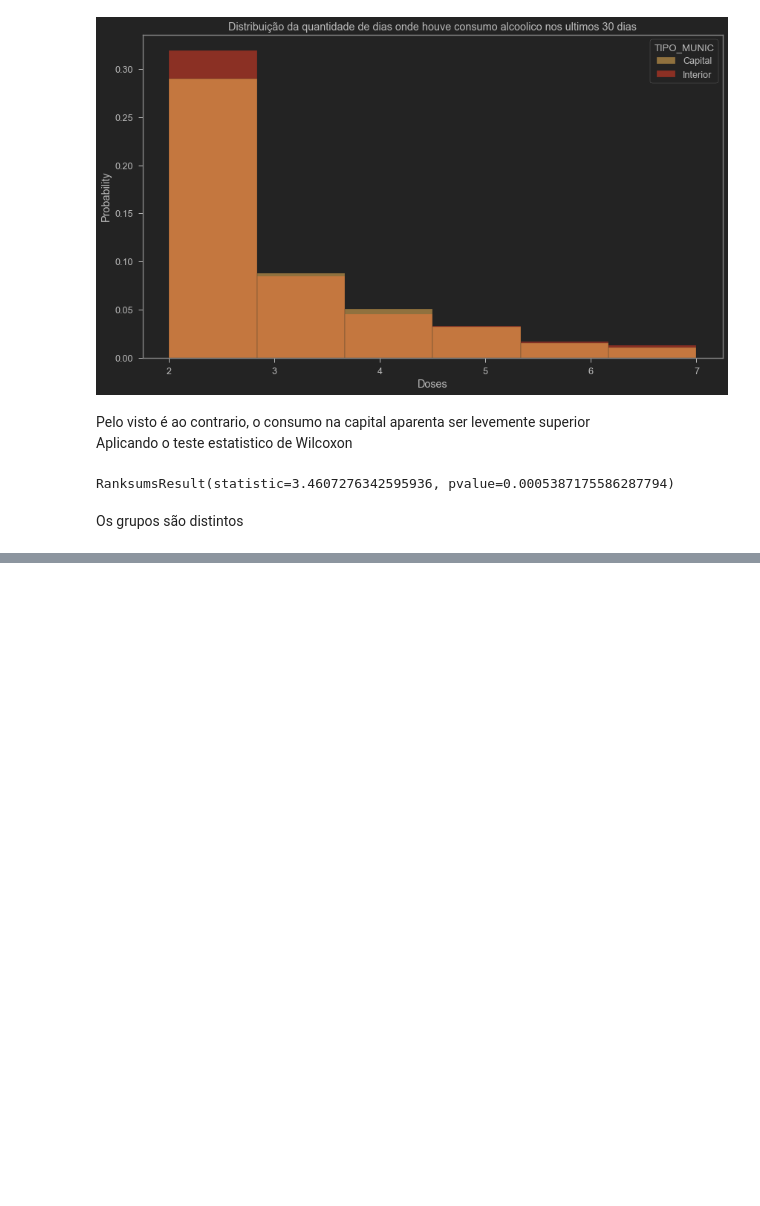
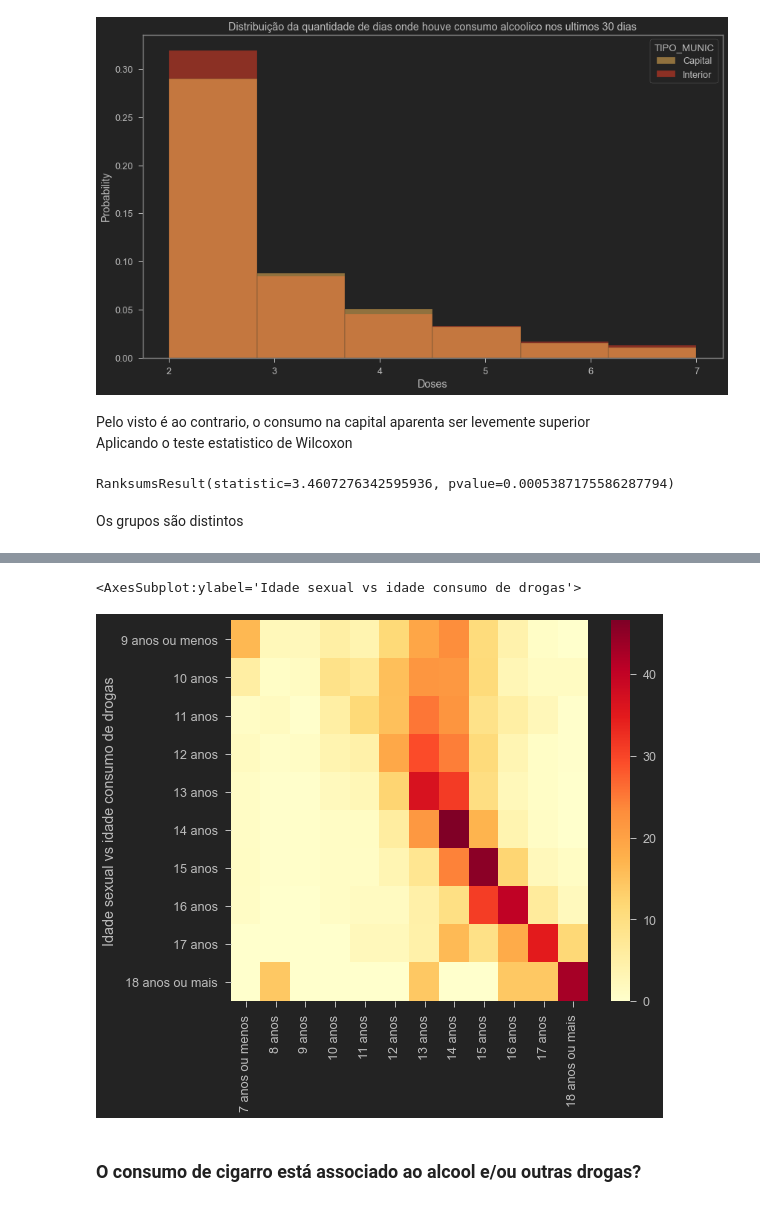
Before and after one commit to Igor-Arantes/Bootcamp-Data-Science-Aplicada, a Jupyter notebook: Igor_Arantes_Desafio_03.ipynb, the cells around one changed output, grey strips where cells are left out. Saved outputs shown, nothing was run; the diff lists cells and outputs as text; code cells hidden in the pictures; blank space fills up the shorter version.

Commit message:
Terceira pergunta respondida

```diff
--- a/Igor_Arantes_Desafio_03.ipynb
+++ b/Igor_Arantes_Desafio_03.ipynb
@@ -60,8 +60,16 @@ def crosstab_rename(pergunta1, respostas1, pergunta2, respostas2,titulo):
     crosstab.rename_axis(titulo, axis = 'index', inplace=True)
     return crosstab
 
-def crosstab_rename_horizontal(pergunta1, respostas1, pergunta2, respostas2,titulo):
+def crosstab_rename_all(pergunta1, respostas1, pergunta2, respostas2,titulo):
     crosstab = pd.crosstab(pergunta1,pergunta2,normalize='all').round(4)*100
+    crosstab.rename(index= respostas1, inplace= True)
+    crosstab.rename(columns = respostas2, inplace= True)
+    crosstab.rename_axis('', axis = 1, inplace=True)
+    crosstab.rename_axis(titulo, axis = 'all', inplace=True)
+    return crosstab
+
+def crosstab_rename_index(pergunta1, respostas1, pergunta2, respostas2,titulo):
+    crosstab = pd.crosstab(pergunta1,pergunta2,normalize='index').round(4)*100
     crosstab.rename(index= respostas1, inplace= True)
     crosstab.rename(columns = respostas2, inplace= True)
     crosstab.rename_axis('', axis = 1, inplace=True)
@@ -121,6 +129,23 @@ consumo_alcool_30_dias ={
 6:"20 a 29 dias nos últimos 30 dias",
 7:"Todos os dias nos últimos 30 dias"
 }
+
+idade_consumo_drogas= {
+-1:'Pulo no questionário',
+7:'7 anos ou menos',
+8:'8 anos',
+9:'9 anos',
+10:'10 anos',
+11:'11 anos',
+12:'12 anos',
+13:'13 anos',
+14:'14 anos',
+15:'15 anos',
+16:'16 anos',
+17:'17 anos',
+18:'18 anos ou mais',
+99:'Não informado'
+}
 # %% [markdown]
 ## Exploração inicial dos dados
 # %%
@@ -439,0 +509,9 @@ Os grupos são distintos
+# %%
+data = crosstab_rename_index(dados["VB08002"][dados["VB08002"]<=18][dados['VB08002']!=-1],idade_iniciacao_sexual,dados['VB06002'][dados['VB06002']>=7][dados['VB06002']!=99],idade_consumo_drogas,'Idade sexual vs idade consumo de drogas')
+# %%
+sns.heatmap(data=data,cmap='YlOrRd')
+# %% [output]
+<AxesSubplot:ylabel='Idade sexual vs idade consumo de drogas'>
+[figure, added]
+# %% [markdown]
+### O consumo de cigarro está associado ao alcool e/ou outras drogas?
```
Also changed, not shown: parts of 7 cells of this notebook.
